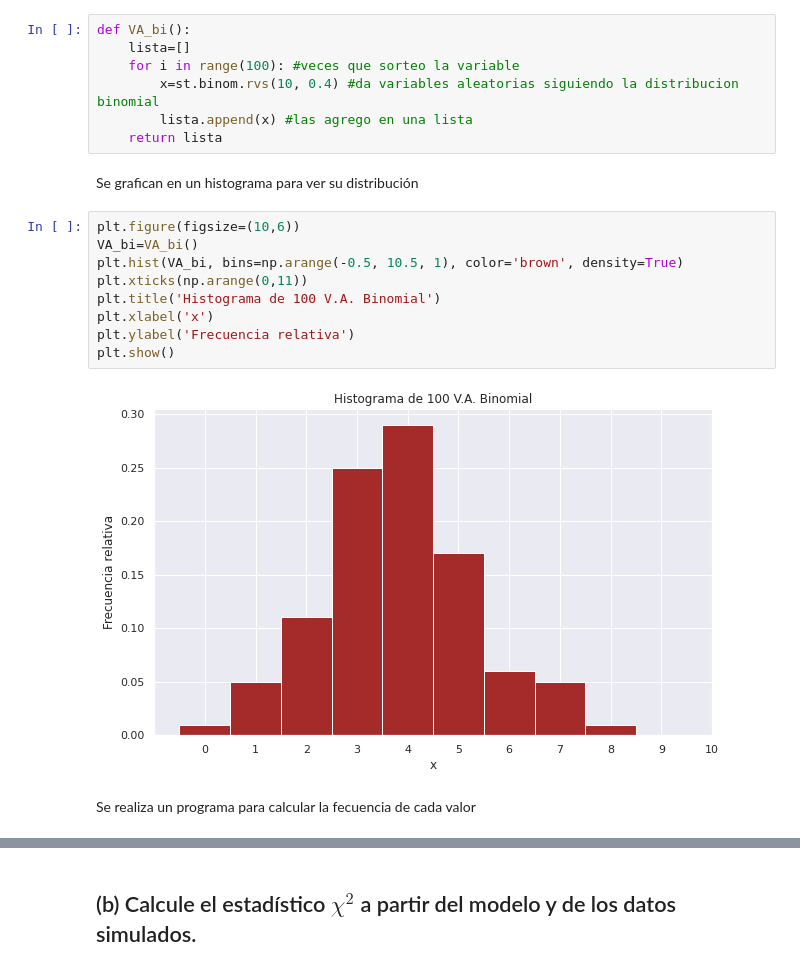
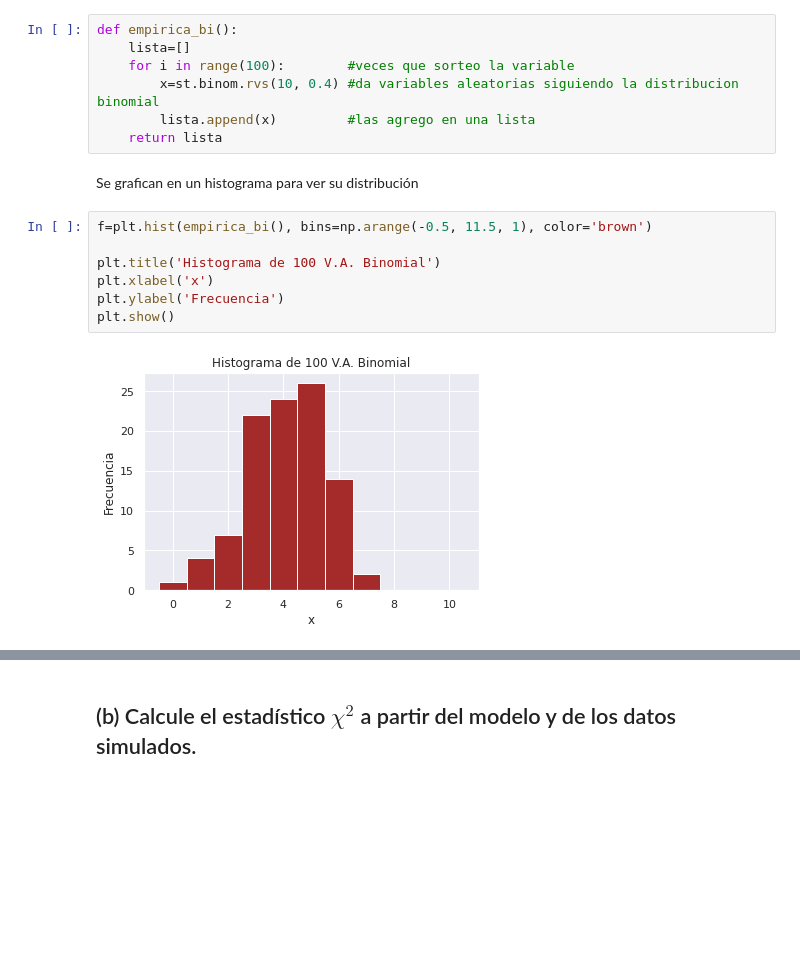
Before and after one commit to candelac/astrometria-g2, a Jupyter notebook: g2-p10.ipynb, the cells around one changed output, grey strips where cells are left out. Drawn from its saved outputs; the diff is of its cells as text; blank space fills up the shorter version.

Commit message:
Agrego problema 10 corregido

```diff
--- a/g2-p10.ipynb
+++ b/g2-p10.ipynb
@@ -26,22 +26,18 @@ Se sortea 100 veces una variable aleatoria binomial con la función de 'st.binom
 # %%
-def VA_bi():
+def empirica_bi():
     lista=[]
-    for i in range(100): #veces que sorteo la variable
+    for i in range(100):        #veces que sorteo la variable
         x=st.binom.rvs(10, 0.4) #da variables aleatorias siguiendo la distribucion binomial
-        lista.append(x) #las agrego en una lista
+        lista.append(x)         #las agrego en una lista
     return lista
 # %% [markdown]
 Se grafican en un histograma para ver su distribución
 # %%
-plt.figure(figsize=(10,6))
-VA_bi=VA_bi()
-plt.hist(VA_bi, bins=np.arange(-0.5, 10.5, 1), color='brown', density=True)
-plt.xticks(np.arange(0,11))
+f=plt.hist(empirica_bi(), bins=np.arange(-0.5, 11.5, 1), color='brown')
+
 plt.title('Histograma de 100 V.A. Binomial')
 plt.xlabel('x')
-plt.ylabel('Frecuencia relativa')
+plt.ylabel('Frecuencia')
 plt.show()
 # %% [output]
-[figure, old version]
+[figure, new version]
-# %% [markdown]
-Se realiza un programa para calcular la fecuencia de cada valor
```
Also changed, not shown: parts of 56 cells of this notebook.
